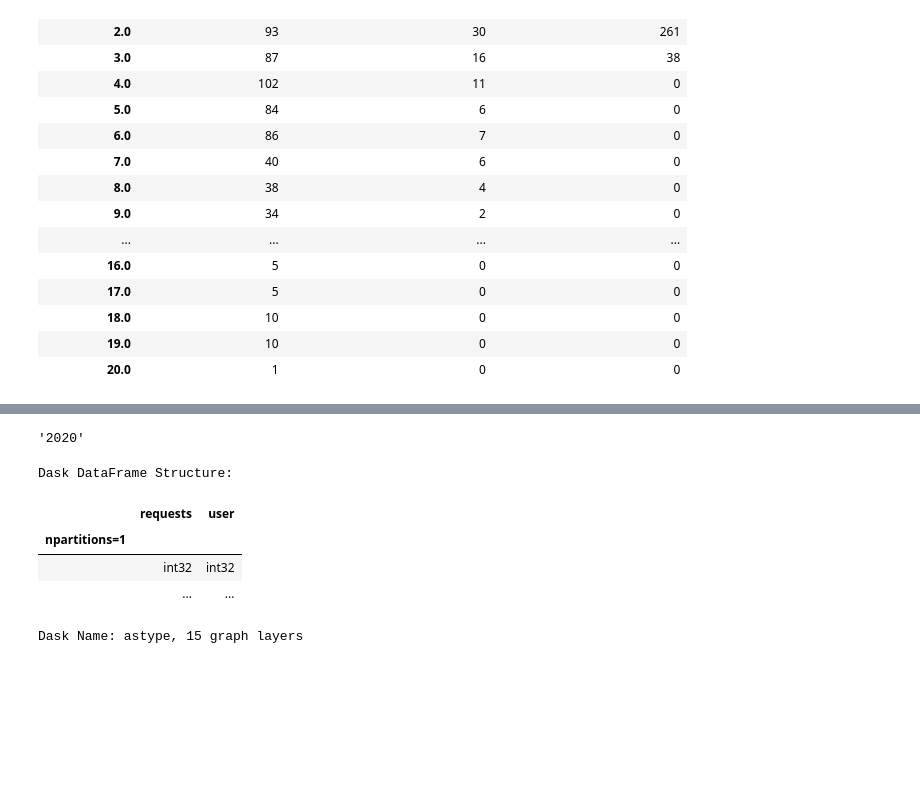
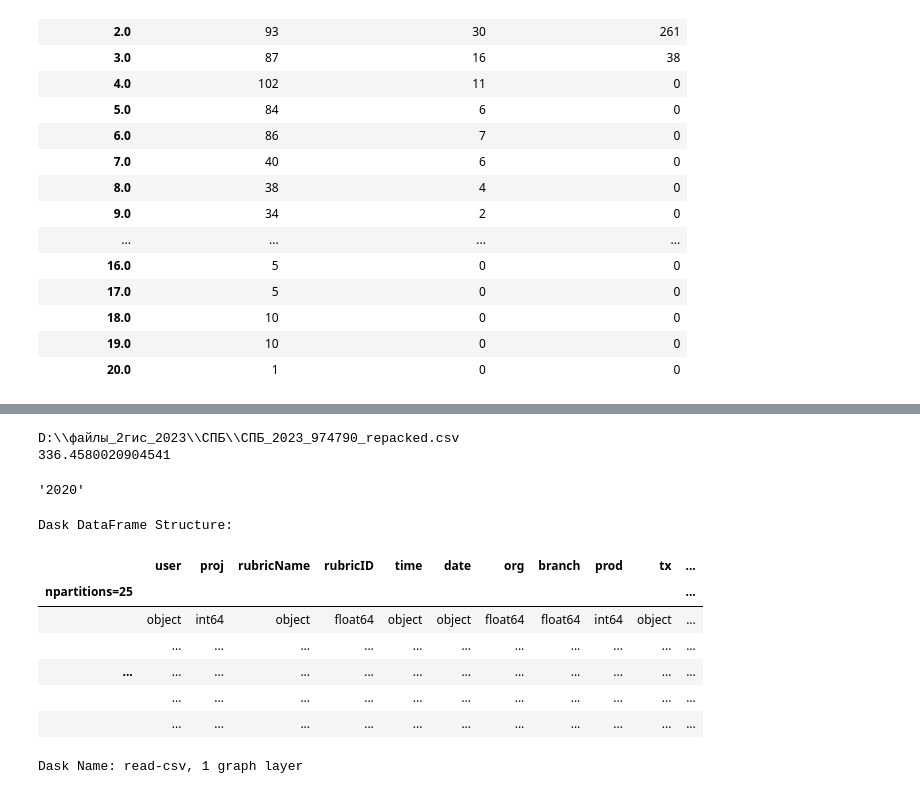
Before and after one commit to mamedovramil/Geoservice-data-analysis, a Jupyter notebook: 2gis.ipynb, the cells around one changed output, grey strips where cells are left out. Drawn from its saved outputs; the diff is of its cells as text; code cells hidden in the pictures; blank space fills up the shorter version.

Commit message:
Посчитал Калининград и СПБ

```diff
--- a/2gis.ipynb
+++ b/2gis.ipynb
@@ -1218,3 +1350,14 @@ dd.Scalar<series-..., dtype=int64>
+# %%
+for i in (
+#"D:\файлы_2гис_2023\СПБ\СПБ_2020_974783.csv",
+#"D:\файлы_2гис_2023\СПБ\СПБ_2021_974784.csv",
+#"D:\файлы_2гис_2023\СПБ\СПБ_2022_974785.csv",
+"D:\файлы_2гис_2023\СПБ\СПБ_2023_974790.csv",
+):
+    repack_file(i)
+# %% [output]
+D:\\файлы_2гис_2023\\СПБ\\СПБ_2023_974790_repacked.csv
+336.4580020904541
 # %%
 columns = ['№', 'Рубрика', 'Пользователи 2020', 'Пользователи 2021',
        'Пользователи 2022', 'Пользователи 2023', 'Пользователи, итого',
@@ -1227,15 +1370,20 @@ columns = ['№', 'Рубрика', 'Пользователи 2020', 'Польз
 "D:\файлы_2гис_2023\Калининград\Калининград_2020_975659.csv".split('_')[-2]
 # %% [output]
 '2020'
-# %%
-df_counted
-# %% [output]
-Dask DataFrame Structure:
-|  | requests | user |
-| npartitions=1 |  |  |
-|  | int32 | int32 |
-|  | ... | ... |
-Dask Name: astype, 15 graph layers
+# %%
+df = dd.read_csv("D:\файлы_2гис_2023\Калининград\Калининград_2020_975659.csv")
+# %%
+df.to_csv()
+# %% [output]
+Dask DataFrame Structure:
+|  | user | proj | rubricName | rubricID | time | date | org | branch | prod | tx | ... |
+| npartitions=25 |  |  |  |  |  |  |  |  |  |  | ... |
+|  | object | int64 | object | float64 | object | object | float64 | float64 | int64 | object | ... |
+|  | ... | ... | ... | ... | ... | ... | ... | ... | ... | ... | ... |
+| ... | ... | ... | ... | ... | ... | ... | ... | ... | ... | ... | ... |
+|  | ... | ... | ... | ... | ... | ... | ... | ... | ... | ... | ... |
+|  | ... | ... | ... | ... | ... | ... | ... | ... | ... | ... | ... |
+Dask Name: read-csv, 1 graph layer
 # %%
 "D:\файлы_2гис_2023\Калининград\Калининград_2020_975659.csv"
 "D:\файлы_2гис_2023\Калининград\Калининград_2021_975670.csv"
```
Also changed, not shown: parts of 22 cells of this notebook.
